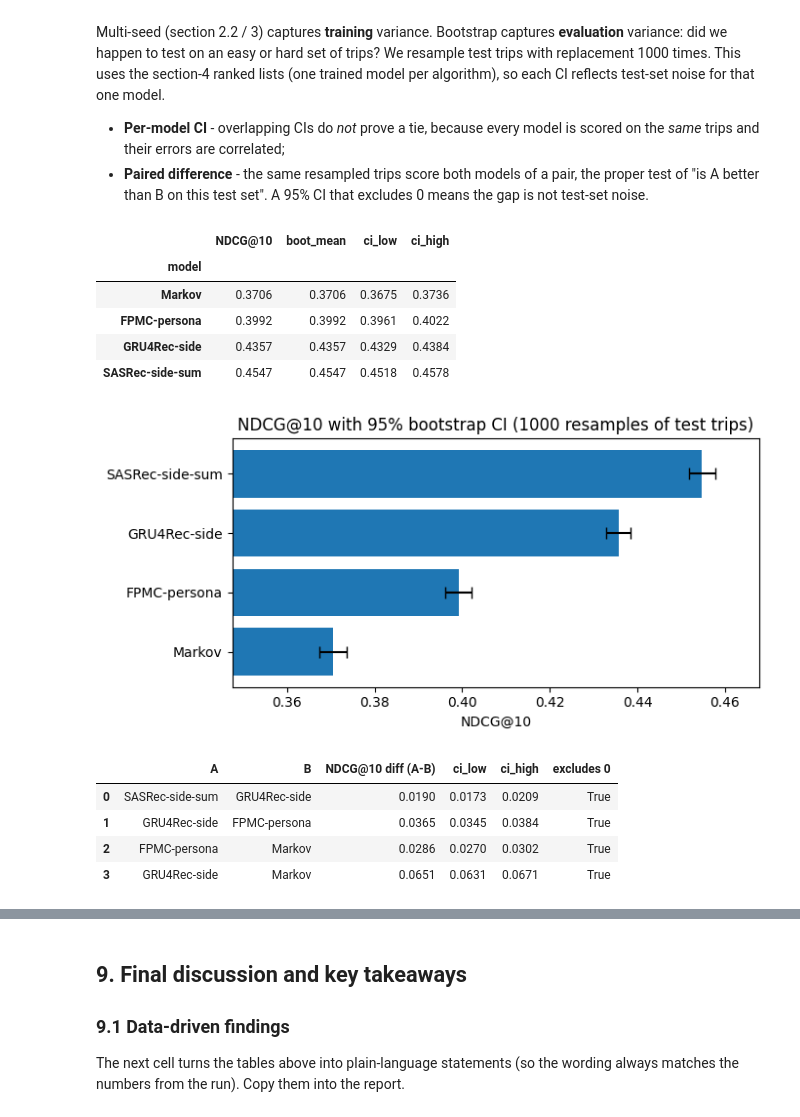
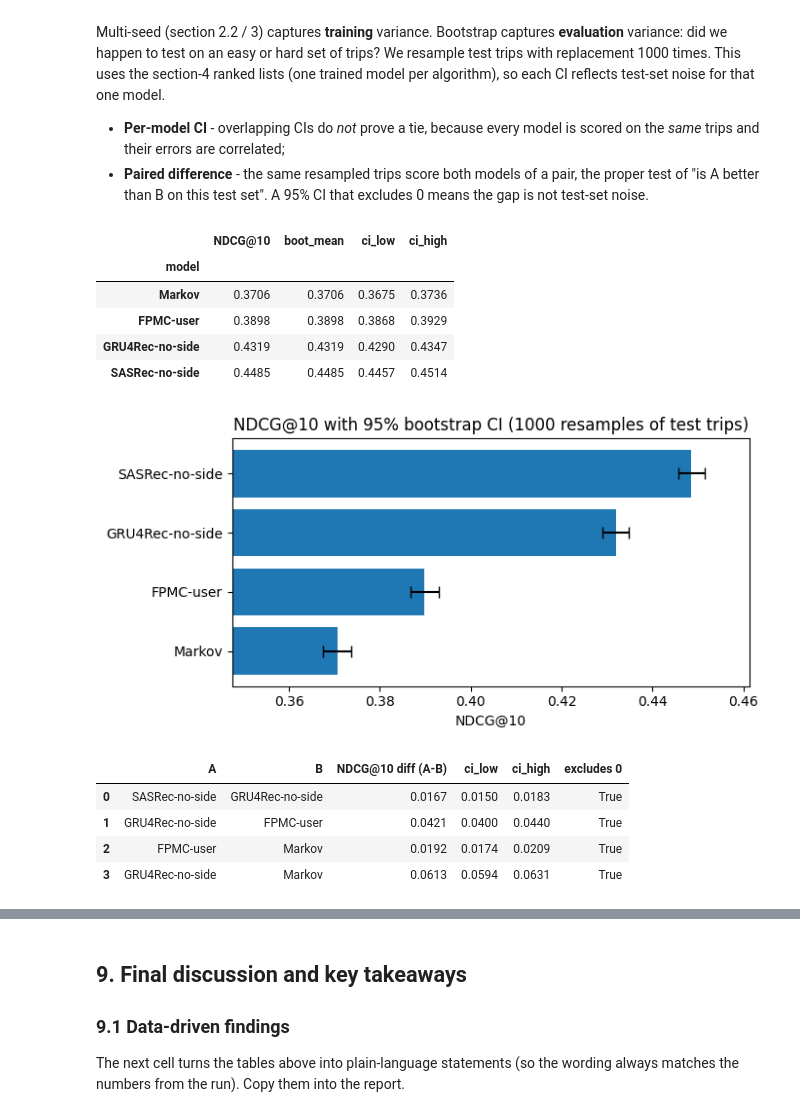
Before and after one commit to itzameenz/SC4020-PROJECT1, a Jupyter notebook: notebooks/07_comparison.ipynb, the cells around one changed output, grey strips where cells are left out. Saved outputs shown, nothing was run; the diff lists cells and outputs as text; code cells hidden in the pictures.

```diff
--- a/notebooks/07_comparison.ipynb
+++ b/notebooks/07_comparison.ipynb
@@ -437,7 +424,7 @@ hyper-parameters tuned on validation only; Markov is a deterministic single run.
 section 1.
 # %%
 results_dict, results_disp_dict = {}, {}
-for fam, row_name in BEST.items():
+for fam, row_name in HEADLINE.items():
     if fam == 'Markov':
         label = TITLES[fam] + ('' if row_name == 'Markov' else ' [no recursion]')
     else:
@@ -570,7 +547,7 @@ if os.path.exists(CACHE_PATH):
     if cache.get('_seed') != REP_SEED:
         print('cache was built with a different REP_SEED -> ignoring it'); cache = {}
 
-for name in BEST.values():
+for name in HEADLINE.values():
     if name not in cache:
         print(f'--- re-fitting {name} (seed {REP_SEED}) ---')
         cache[name] = refit_one(name)
@@ -580,8 +557,8 @@ for name in BEST.values():
             pickle.dump(cache, f)
 
 # keyed by the selected variant's results.csv name
-ranked_rep  = {name: cache[name][0] for name in BEST.values()}
-rep_metrics = {name: cache[name][1] for name in BEST.values()}
+ranked_rep  = {name: cache[name][0] for name in HEADLINE.values()}
+rep_metrics = {name: cache[name][1] for name in HEADLINE.values()}
 print('ranked lists ready for:', list(ranked_rep))
 # %% [output]
 --- re-fitting Markov (seed 1) ---
@@ -819,7 +796,7 @@ Treat cross-model time comparisons as indicative only.
 # %%
 eff = []
 for fam in FAMILIES:
-    name = BEST[fam]
+    name = HEADLINE[fam]
     if name in per_seed:
         secs, params, src = per_seed[name]['train_secs'].mean(), per_seed[name]['n_params'].iloc[0], 'per-seed csv'
     else:
@@ -838,7 +815,7 @@ for fam, row in eff_df.iterrows():
 ax.set_xscale('log'); ax.set_xlabel('# parameters (log scale)'); ax.set_ylabel('NDCG@10 (test, mean)')
 ax.set_title('Accuracy vs. model size (selected variants)'); plt.tight_layout(); plt.show()
 
-mk_name = BEST['Markov']
+mk_name = HEADLINE['Markov']
 if 'fallback_rate' in rep_metrics[mk_name]:
     mk_cfg = load_tuning('markov')[mk_name]['best_params']
     print(f"Markov ({mk_name}): max_order={mk_cfg['max_order']}, mu={mk_cfg['mu']:.2f}, "
@@ -885,38 +846,38 @@ ranked lists (one trained model per algorithm), so each CI reflects test-set noi
 # %%
 N_BOOT = 1000
 boot_rows = []
 for name, ranked in ranked_rep.items():
     mean, (lo, hi) = bootstrap_ci(ranked, targets, metric='NDCG@10', n_boot=N_BOOT)
     boot_rows.append({'model': name, 'NDCG@10': rep_metrics[name]['NDCG@10'], 'boot_mean': mean, 'ci_low': lo, 'ci_high': hi})
 boot_df = pd.DataFrame(boot_rows).set_index('model').sort_values('boot_mean')
 display(boot_df.round(4))
 
 fig, ax = plt.subplots(figsize=(7, 3.5))
 yerr = np.vstack([boot_df['boot_mean'] - boot_df['ci_low'], boot_df['ci_high'] - boot_df['boot_mean']])
 ax.barh(boot_df.index, boot_df['boot_mean'], xerr=yerr, capsize=4)
 ax.set_xlim(boot_df['ci_low'].min() - 0.02, boot_df['ci_high'].max() + 0.01)
 ax.set_xlabel('NDCG@10'); ax.set_title(f'NDCG@10 with 95% bootstrap CI ({N_BOOT} resamples of test trips)')
 plt.tight_layout(); plt.show()
 
 BOOT_PAIRS = [('SASRec', 'GRU4Rec'), ('GRU4Rec', 'FPMC'), ('FPMC', 'Markov'), ('GRU4Rec', 'Markov')]
 pd_rows = []
 for a, b in BOOT_PAIRS:
-    d, (lo, hi) = paired_bootstrap_diff(ranked_rep[BEST[a]], ranked_rep[BEST[b]], targets, metric='NDCG@10', n_boot=N_BOOT)
-    pd_rows.append({'A': BEST[a], 'B': BEST[b], 'NDCG@10 diff (A-B)': d, 'ci_low': lo, 'ci_high': hi,
+    d, (lo, hi) = paired_bootstrap_diff(ranked_rep[HEADLINE[a]], ranked_rep[HEADLINE[b]], targets, metric='NDCG@10', n_boot=N_BOOT)
+    pd_rows.append({'A': HEADLINE[a], 'B': HEADLINE[b], 'NDCG@10 diff (A-B)': d, 'ci_low': lo, 'ci_high': hi,
                     'excludes 0': (lo > 0) or (hi < 0)})
 boot_pairs_df = pd.DataFrame(pd_rows)
 display(boot_pairs_df.round(4))
 # %% [output]
 |  | NDCG@10 | boot_mean | ci_low | ci_high |
 | model |  |  |  |  |
 | Markov | 0.3706 | 0.3706 | 0.3675 | 0.3736 |
-| FPMC-persona | 0.3992 | 0.3992 | 0.3961 | 0.4022 |
-| GRU4Rec-side | 0.4357 | 0.4357 | 0.4329 | 0.4384 |
-| SASRec-side-sum | 0.4547 | 0.4547 | 0.4518 | 0.4578 |
+| FPMC-user | 0.3898 | 0.3898 | 0.3868 | 0.3929 |
+| GRU4Rec-no-side | 0.4319 | 0.4319 | 0.4290 | 0.4347 |
+| SASRec-no-side | 0.4485 | 0.4485 | 0.4457 | 0.4514 |
-[figure, old version]
+[figure, new version]
 |  | A | B | NDCG@10 diff (A-B) | ci_low | ci_high | excludes 0 |
-| 0 | SASRec-side-sum | GRU4Rec-side | 0.0190 | 0.0173 | 0.0209 | True |
-| 1 | GRU4Rec-side | FPMC-persona | 0.0365 | 0.0345 | 0.0384 | True |
-| 2 | FPMC-persona | Markov | 0.0286 | 0.0270 | 0.0302 | True |
-| 3 | GRU4Rec-side | Markov | 0.0651 | 0.0631 | 0.0671 | True |
+| 0 | SASRec-no-side | GRU4Rec-no-side | 0.0167 | 0.0150 | 0.0183 | True |
+| 1 | GRU4Rec-no-side | FPMC-user | 0.0421 | 0.0400 | 0.0440 | True |
+| 2 | FPMC-user | Markov | 0.0192 | 0.0174 | 0.0209 | True |
+| 3 | GRU4Rec-no-side | Markov | 0.0613 | 0.0594 | 0.0631 | True |
 # %% [markdown]
```
Also changed, not shown: parts of 16 cells of this notebook.
